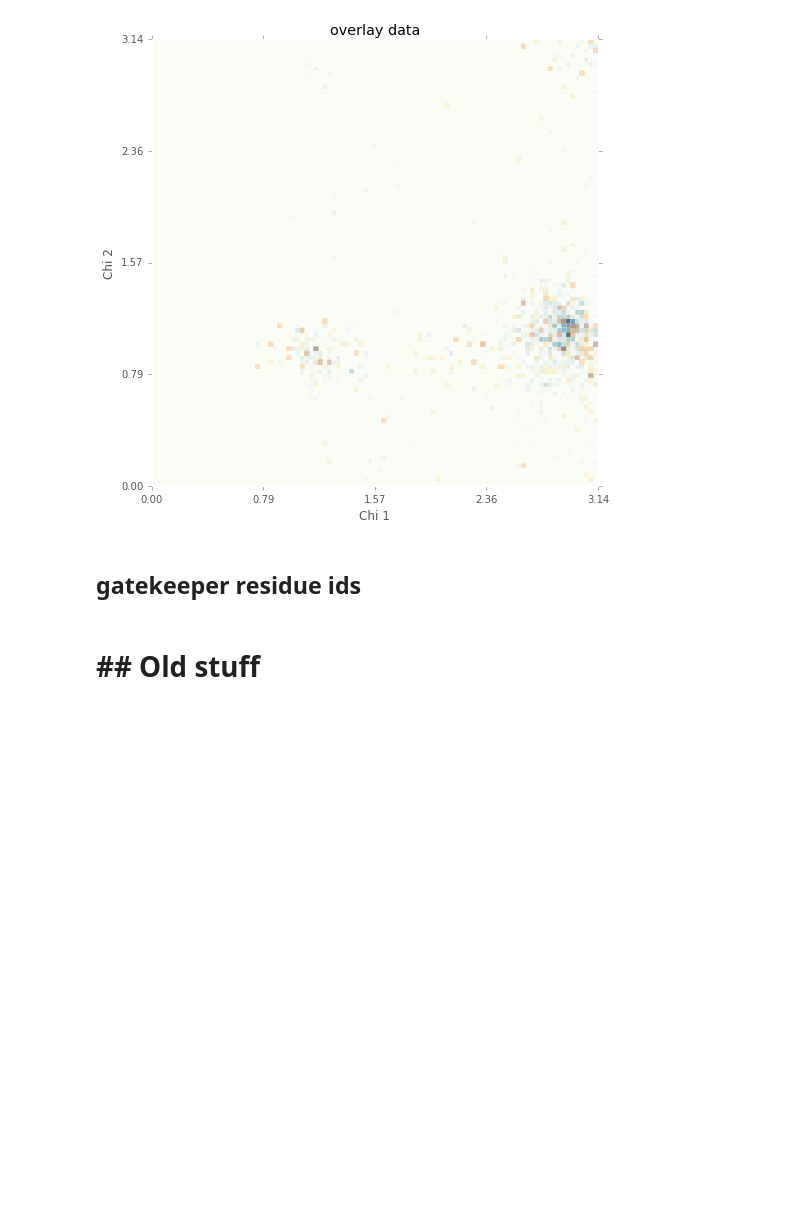
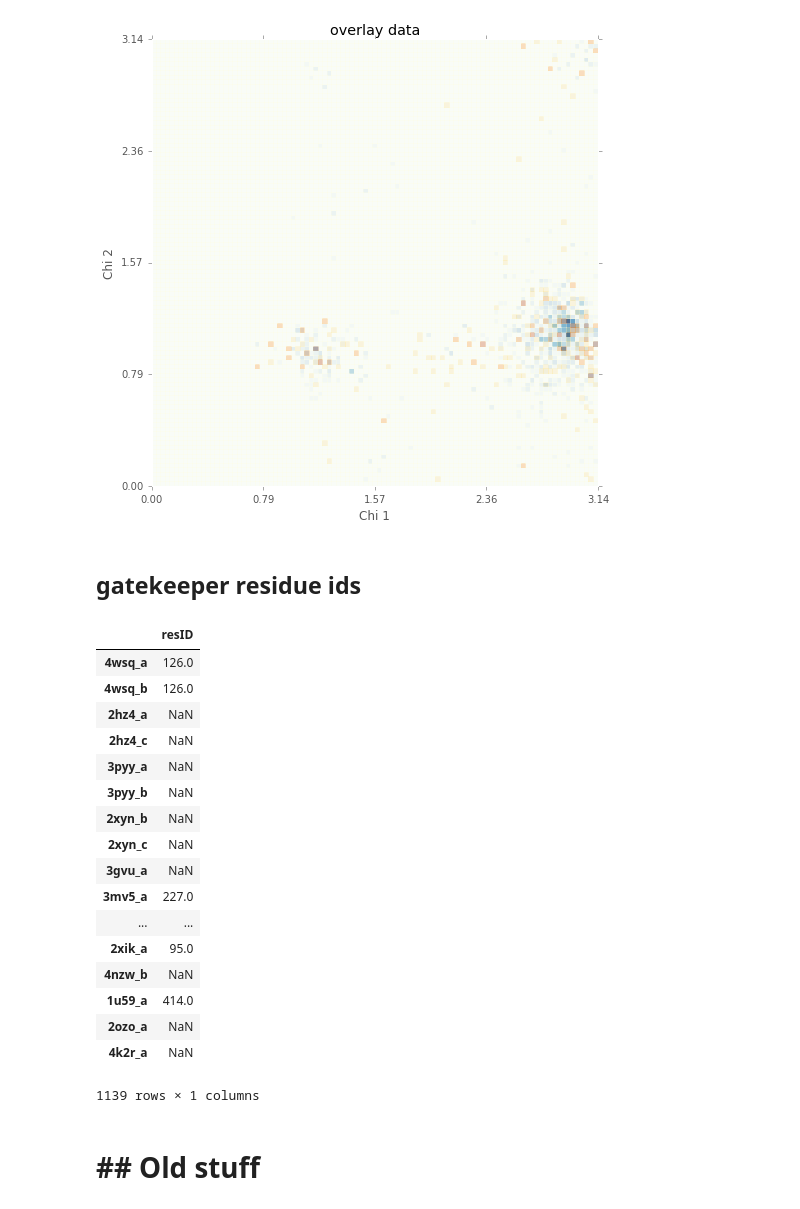
Before and after one commit to cardboard-king/KinStruct, a Jupyter notebook: scripting.ipynb, the cells around one changed output. Cells and saved outputs as stored; diff of their text form; code cells hidden in the pictures; blank space fills up the shorter version.

Commit message:
finished gatekeeper extraction and fixed some stuff in the process

```diff
--- a/scripting.ipynb
+++ b/scripting.ipynb
@@ -400,0 +388,33 @@ gatekeepersUnound = calculate_organism_data(myurl2, mydata, mymeasurement)
+# %%
+gatekeepersBound = pd.read_csv("/Users/matthias/Documents/hibit.in/development/KinStruct/gatekeepersBound.csv",index_col = 0,dtype='str')
+gatekeepersUnbound = pd.read_csv("/Users/matthias/Documents/hibit.in/development/KinStruct/gatekeepersUnbound.csv", index_col = 0,dtype='str')
+# %%
+gatekeepersBound.loc[:,"alternatives"] = gatekeepersBound.index
+gatekeepersUnbound.loc[:,"alternatives"] = gatekeepersUnbound.index
+# %%
+gatekeepersBound = gatekeepersBound.drop_duplicates()
+gatekeepersUnbound = gatekeepersUnbound.drop_duplicates()
+# %%
+gatekeepersBound = gatekeepersBound.drop("alternatives",axis=1)
+gatekeepersUnbound = gatekeepersUnbound.drop("alternatives",axis=1)
+# %%
+gatekeepersBound
+# %% [output]
+|  | resID |
+| 4wsq_a | 126.0 |
+| 4wsq_b | 126.0 |
+| 2hz4_a | NaN |
+| 2hz4_c | NaN |
+| 3pyy_a | NaN |
+| 3pyy_b | NaN |
+| 2xyn_b | NaN |
+| 2xyn_c | NaN |
+| 3gvu_a | NaN |
+| 3mv5_a | 227.0 |
+| ... | ... |
+| 2xik_a | 95.0 |
+| 4nzw_b | NaN |
+| 1u59_a | 414.0 |
+| 2ozo_a | NaN |
+| 4k2r_a | NaN |
+1139 rows × 1 columns
```
Also changed, not shown: parts of 11 cells of this notebook, 8 other files.
